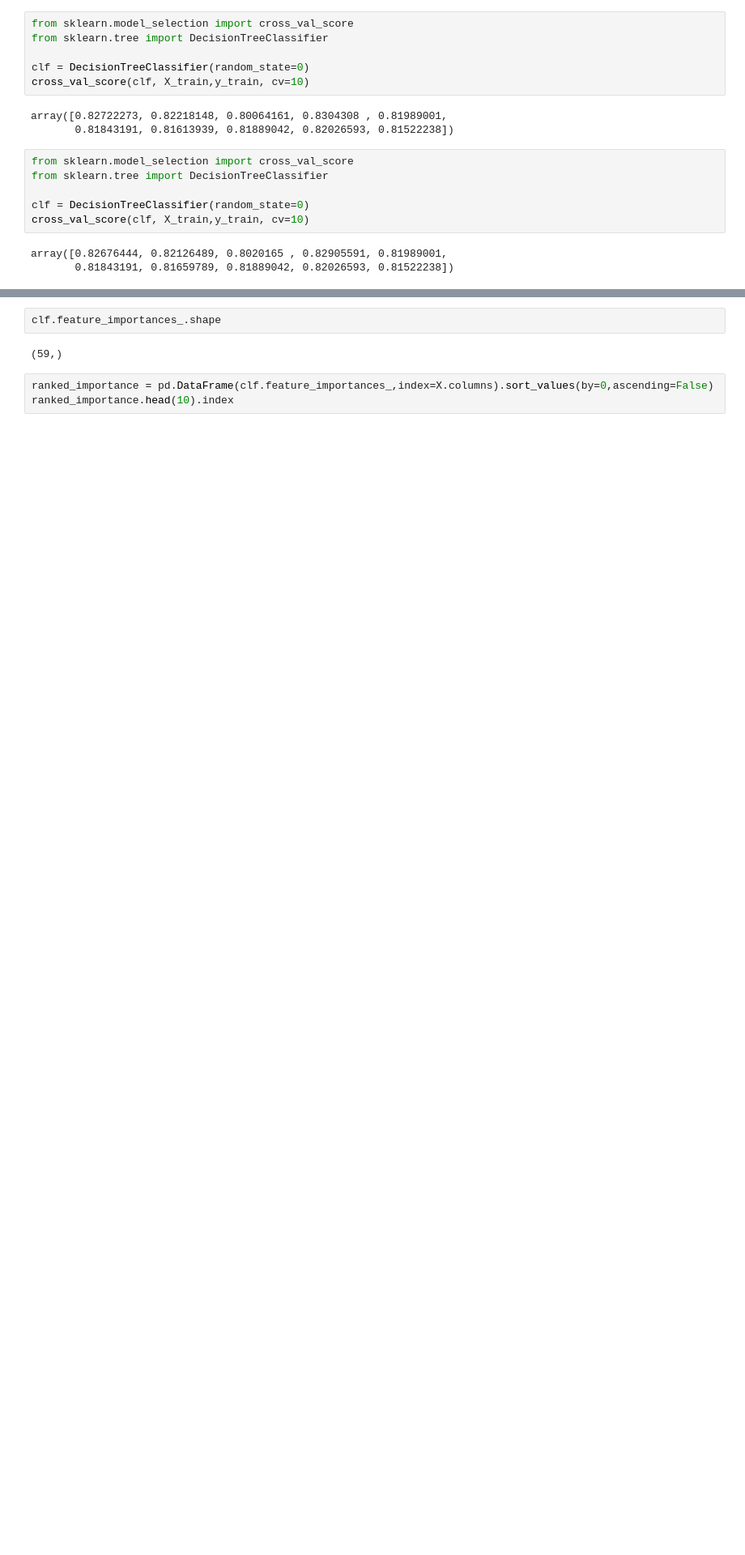
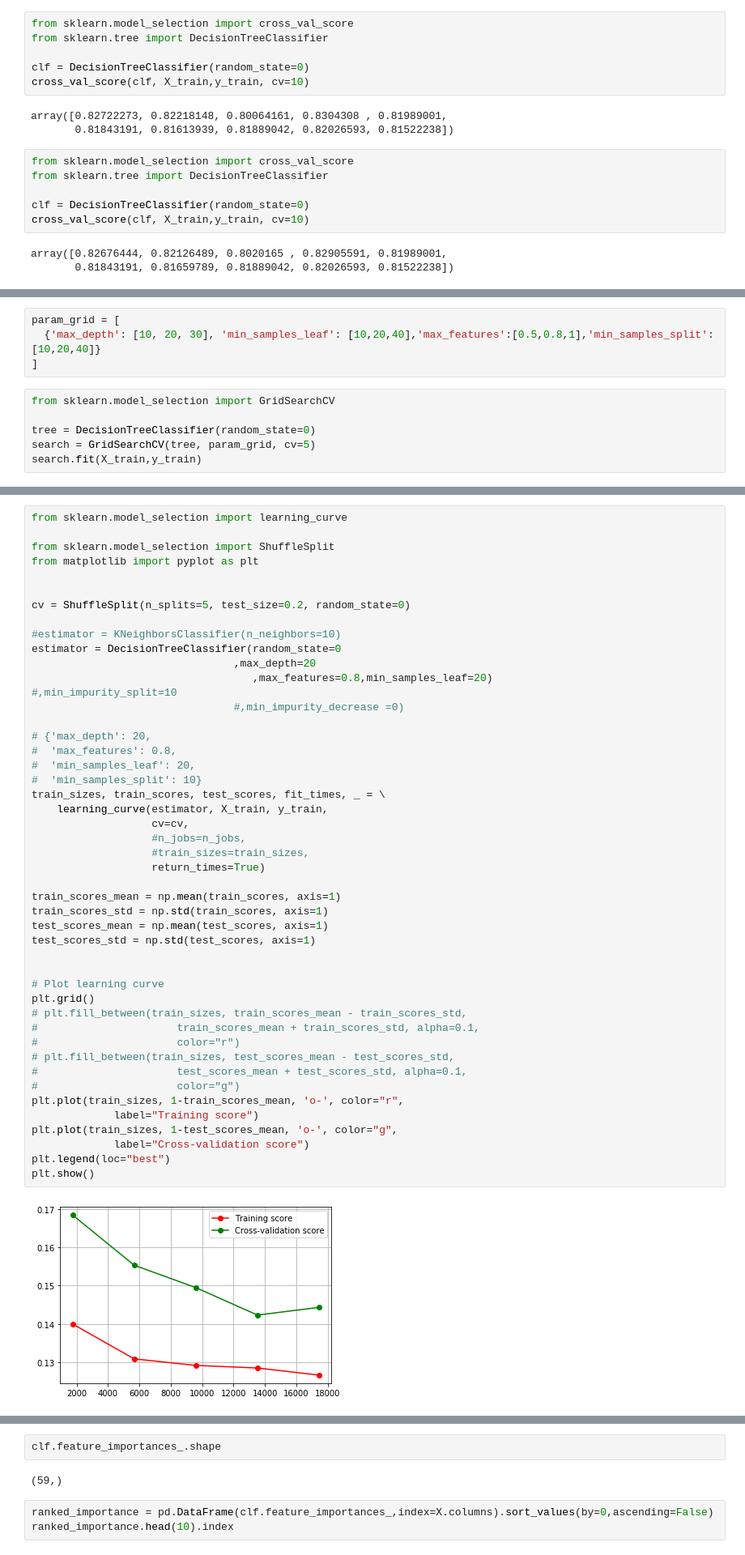
Before and after one commit to neojohny/ml_7641, a Jupyter notebook: homework1/homework1.ipynb, the cells around one changed output, grey strips where cells are left out. Shown at 81% size. Drawn from its saved outputs; the diff is of its cells as text; blank space fills up the shorter version.

```diff
--- a/homework1/homework1.ipynb
+++ b/homework1/homework1.ipynb
@@ -594,0 +599,10 @@ X.shape
+# %%
+param_grid = [
+  {'max_depth': [10, 20, 30], 'min_samples_leaf': [10,20,40],'max_features':[0.5,0.8,1],'min_samples_split': [10,20,40]}
+]
+# %%
+from sklearn.model_selection import GridSearchCV
+
+tree = DecisionTreeClassifier(random_state=0)
+search = GridSearchCV(tree, param_grid, cv=5)
+search.fit(X_train,y_train)
@@ -594,0 +633,49 @@ X.shape
+# %%
+from sklearn.model_selection import learning_curve
+
+from sklearn.model_selection import ShuffleSplit
+from matplotlib import pyplot as plt
+
+
+cv = ShuffleSplit(n_splits=5, test_size=0.2, random_state=0)
+
+#estimator = KNeighborsClassifier(n_neighbors=10)
+estimator = DecisionTreeClassifier(random_state=0
+                                ,max_depth=20
+                                   ,max_features=0.8,min_samples_leaf=20)
+#,min_impurity_split=10
+                                #,min_impurity_decrease =0)
+
+# {'max_depth': 20,
+#  'max_features': 0.8,
+#  'min_samples_leaf': 20,
+#  'min_samples_split': 10}
+train_sizes, train_scores, test_scores, fit_times, _ = \
+    learning_curve(estimator, X_train, y_train,
+                   cv=cv,
+                   #n_jobs=n_jobs,
+                   #train_sizes=train_sizes,
+                   return_times=True)
+
+train_scores_mean = np.mean(train_scores, axis=1)
+train_scores_std = np.std(train_scores, axis=1)
+test_scores_mean = np.mean(test_scores, axis=1)
+test_scores_std = np.std(test_scores, axis=1)
+
+
+# Plot learning curve
+plt.grid()
+# plt.fill_between(train_sizes, train_scores_mean - train_scores_std,
+#                      train_scores_mean + train_scores_std, alpha=0.1,
+#                      color="r")
+# plt.fill_between(train_sizes, test_scores_mean - test_scores_std,
+#                      test_scores_mean + test_scores_std, alpha=0.1,
+#                      color="g")
+plt.plot(train_sizes, 1-train_scores_mean, 'o-', color="r",
+             label="Training score")
+plt.plot(train_sizes, 1-test_scores_mean, 'o-', color="g",
+             label="Cross-validation score")
+plt.legend(loc="best")
+plt.show()
+# %% [output]
+[figure, added]
```
Also changed, not shown: parts of 24 cells of this notebook.
